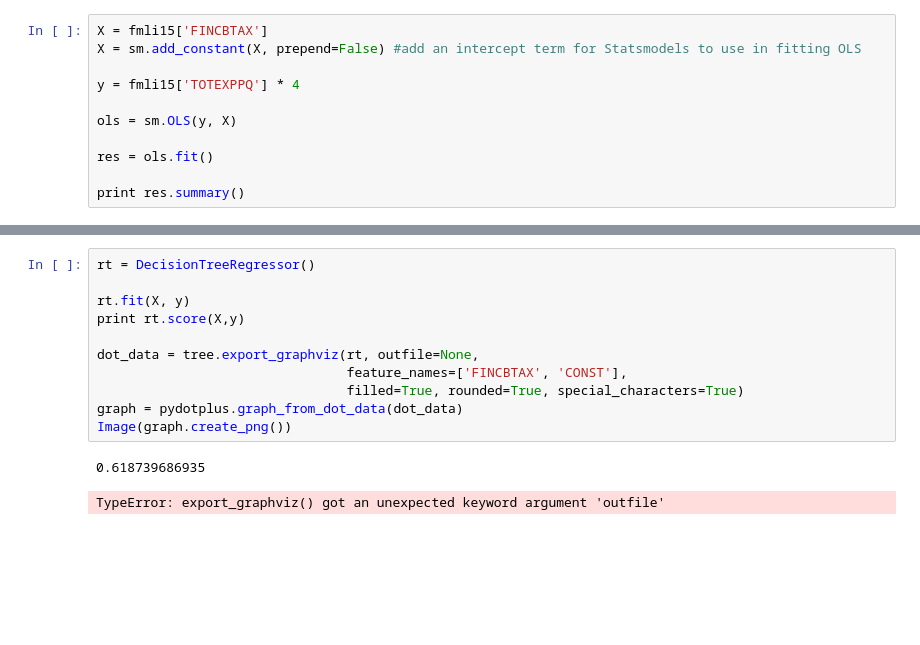
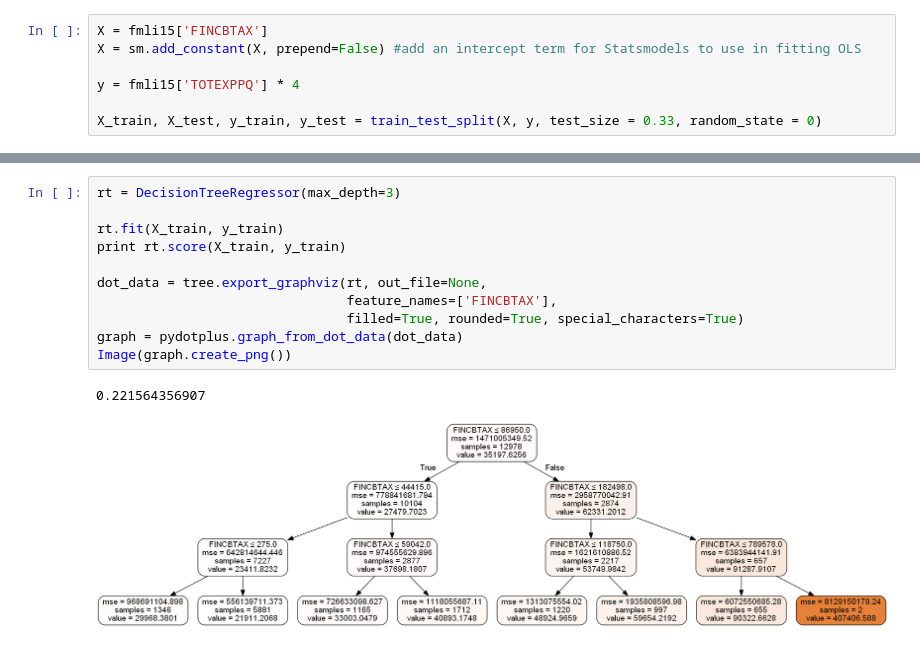
Before and after one commit to clayknappen/CE-Trees-and-Linear-Regression, a Jupyter notebook: OLS and Regression Trees Notebook.ipynb, the cells around one changed output, grey strips where cells are left out. Drawn from its saved outputs; the diff is of its cells as text; blank space fills up the shorter version.

```diff
--- a/OLS and Regression Trees Notebook.ipynb
+++ b/OLS and Regression Trees Notebook.ipynb
@@ -39,8 +37,4 @@ X = sm.add_constant(X, prepend=False) #add an intercept term for Statsmodels to
 
 y = fmli15['TOTEXPPQ'] * 4
 
-ols = sm.OLS(y, X)
-
-res = ols.fit()
-
-print res.summary()
+X_train, X_test, y_train, y_test = train_test_split(X, y, test_size = 0.33, random_state = 0)
@@ -65,14 +65,14 @@ strong multicollinearity or other numerical problems.
 # %%
-rt = DecisionTreeRegressor()
+rt = DecisionTreeRegressor(max_depth=3)
 
-rt.fit(X, y)
-print rt.score(X,y)
+rt.fit(X_train, y_train)
+print rt.score(X_train, y_train)
 
-dot_data = tree.export_graphviz(rt, outfile=None,
-                                feature_names=['FINCBTAX', 'CONST'],
+dot_data = tree.export_graphviz(rt, out_file=None,
+                                feature_names=['FINCBTAX'],
                                 filled=True, rounded=True, special_characters=True)
 graph = pydotplus.graph_from_dot_data(dot_data)
 Image(graph.create_png())
 # %% [output]
-0.618739686935
+0.221564356907
-TypeError: export_graphviz() got an unexpected keyword argument 'outfile'
+[figure, added]
```
Also changed, not shown: parts of 5 cells of this notebook.
